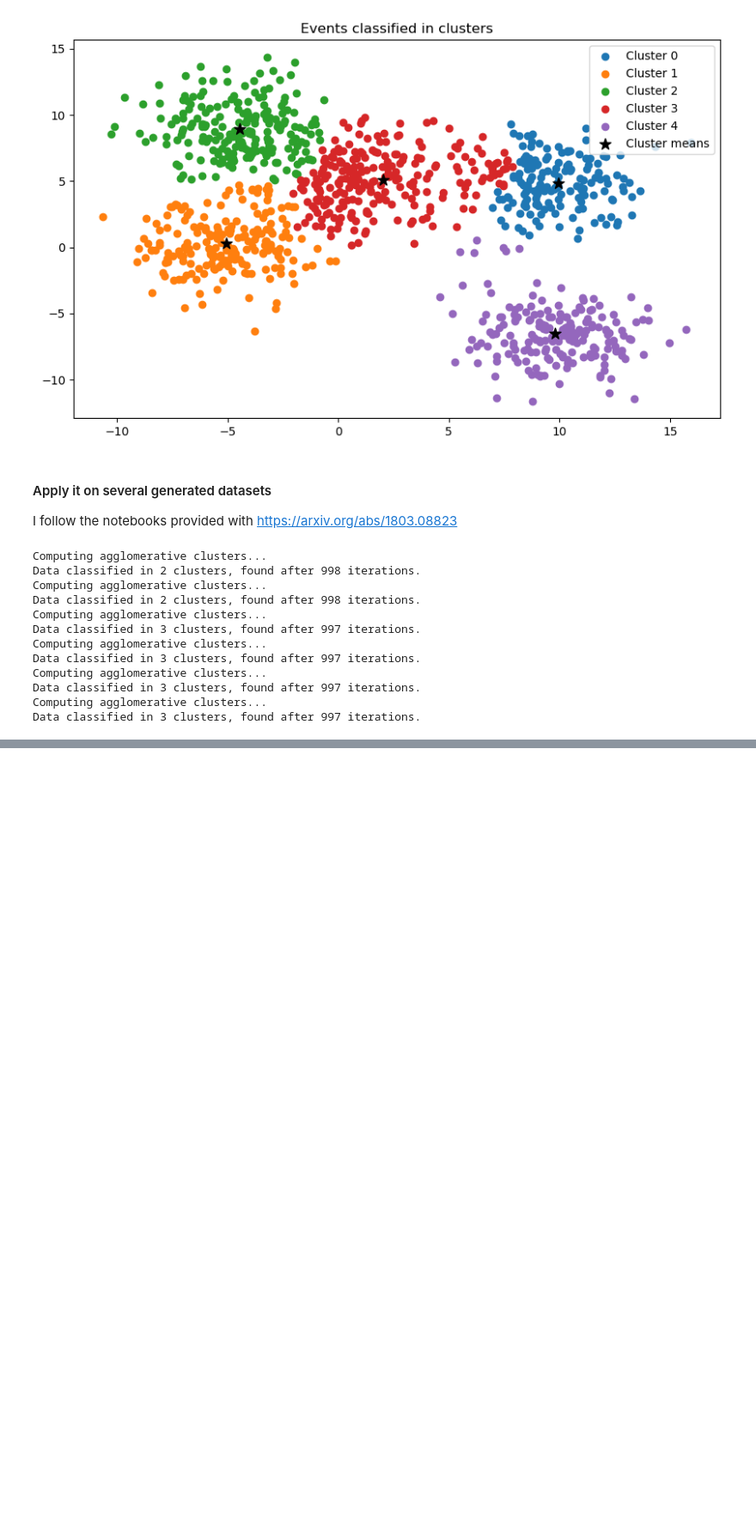
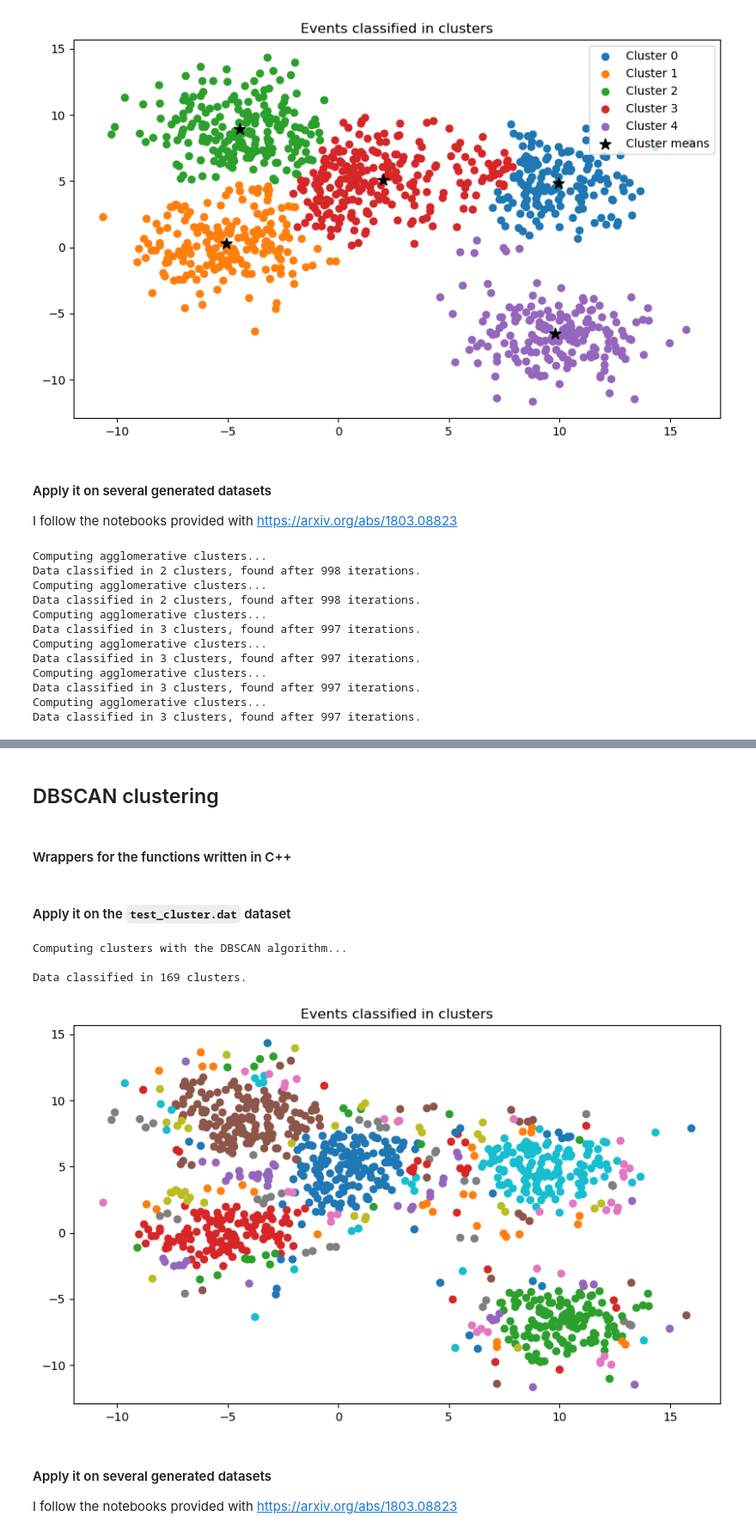
Before and after one commit to AlbertoRivadulla/Algorithms-for-DS-and-ML, a Jupyter notebook: tests_python/clustering.ipynb, the cells around one changed output, grey strips where cells are left out. Shown at 86% size. Saved outputs shown, nothing was run; the diff lists cells and outputs as text; code cells hidden in the pictures; blank space fills up the shorter version.

```diff
--- a/tests_python/clustering.ipynb
+++ b/tests_python/clustering.ipynb
@@ -309,0 +314,4 @@ plot_datasets_with_labels( gen_datasets, gen_datasets_pred_labels, title="Agglom
+# %% [markdown]
+## DBSCAN clustering
+# %% [markdown]
+#### Wrappers for the functions written in C++
@@ -309,0 +344,47 @@ plot_datasets_with_labels( gen_datasets, gen_datasets_pred_labels, title="Agglom
+# %% [markdown]
+#### Apply it on the `test_cluster.dat` dataset
+# %%
+# Load the dataset
+file = open('Datasets/test_cluster.dat')
+data = []
+
+for line in file:
+    data.append( [] )
+    line_aux = line.split( ' ' )
+    for i in range( len(line_aux) ):
+        data[-1].append( float(line_aux[i]) )
+data = np.array( data )
+
+file.close()
+# %%
+# Compute the positions and labels of the clusters
+epsilon = 0.7
+neighborsCore = 5
+clusterIndices = DBSCAN_clusters_in_Cpp( data, epsilon, neighborsCore )
+# %% [output]
+Computing clusters with the DBSCAN algorithm...
+
+Data classified in 169 clusters.
+# %%
+# Plot the data
+fig1 = plt.figure()
+ax1 = fig1.add_subplot(111)
+ax1.set_title('Events classified in clusters')
+
+# Plot the data with different colors for the clusters
+for k in range( max(clusterIndices) + 1 ):
+    mask = clusterIndices == k
+    ax1.scatter( data[mask, 0], data[mask, 1], label="Cluster {}".format(k))
+
+# Plot also the centers of the clusters
+# ax1.scatter( clusterMeans[:, 0], clusterMeans[:, 1], c='k', s=100, marker='*', label="Cluster means" )
+
+# plt.legend(loc="best")
+
+plt.show()
+# %% [output]
+[figure, added]
+# %% [markdown]
+#### Apply it on several generated datasets
+
+I follow the notebooks provided with https://arxiv.org/abs/1803.08823
```
Also changed, not shown: parts of 9 cells of this notebook, 11 other files.
